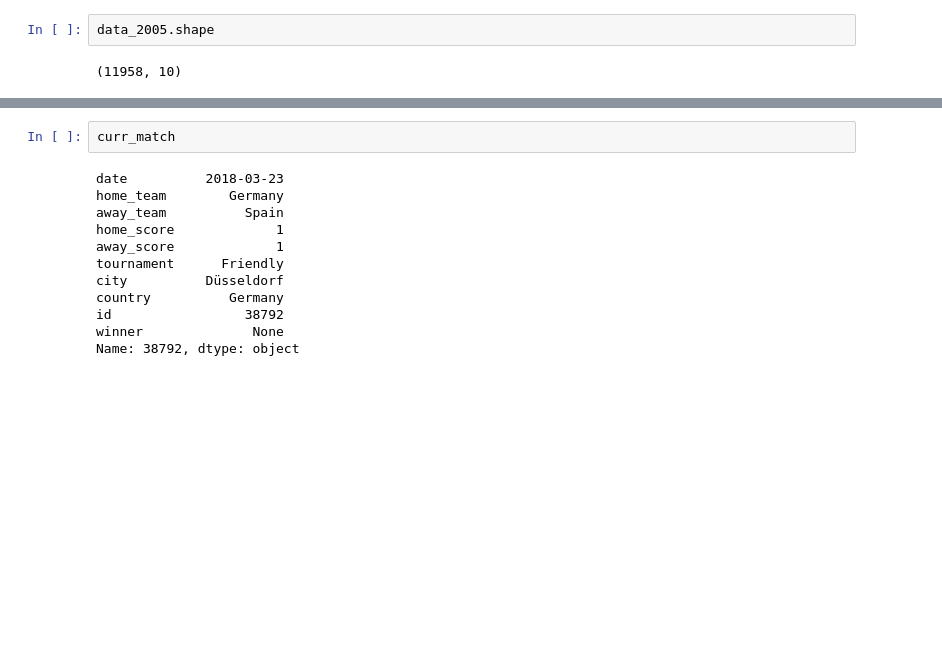
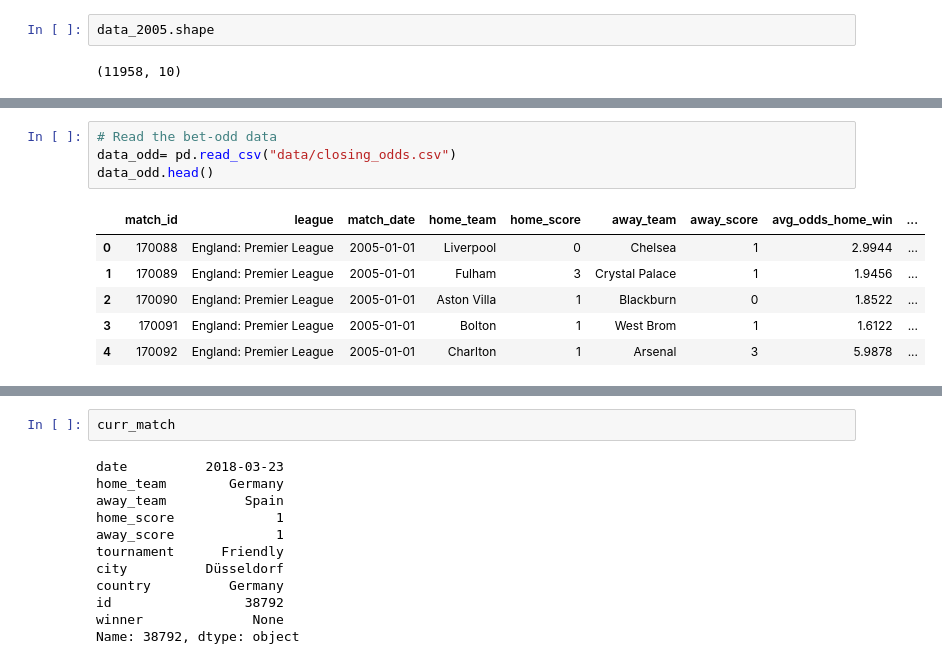
Before and after one commit to mrthlinh/FIFA-World-Cup-Prediction, a Jupyter notebook: pre_processingData.ipynb, the cells around one changed output, grey strips where cells are left out. Drawn from its saved outputs; the diff is of its cells as text; blank space fills up the shorter version.

```diff
--- a/pre_processingData.ipynb
+++ b/pre_processingData.ipynb
@@ -128,0 +145,11 @@ my_df.head()
+# %%
+# Read the bet-odd data
+data_odd= pd.read_csv("data/closing_odds.csv")
+data_odd.head()
+# %% [output]
+|  | match_id | league | match_date | home_team | home_score | away_team | away_score | avg_odds_home_win | ... |
+| 0 | 170088 | England: Premier League | 2005-01-01 | Liverpool | 0 | Chelsea | 1 | 2.9944 | ... |
+| 1 | 170089 | England: Premier League | 2005-01-01 | Fulham | 3 | Crystal Palace | 1 | 1.9456 | ... |
+| 2 | 170090 | England: Premier League | 2005-01-01 | Aston Villa | 1 | Blackburn | 0 | 1.8522 | ... |
+| 3 | 170091 | England: Premier League | 2005-01-01 | Bolton | 1 | West Brom | 1 | 1.6122 | ... |
+| 4 | 170092 | England: Premier League | 2005-01-01 | Charlton | 1 | Arsenal | 3 | 5.9878 | ... |
```
Also changed, not shown: parts of 16 cells of this notebook, 1 other file.
